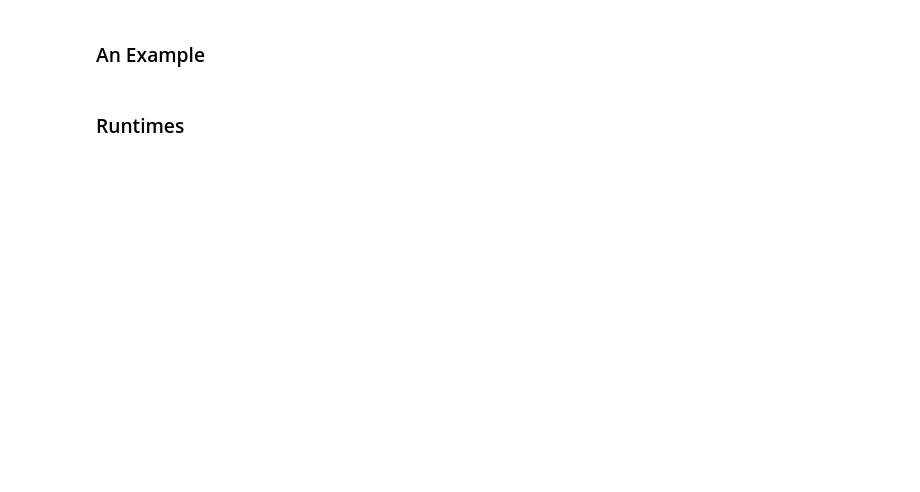
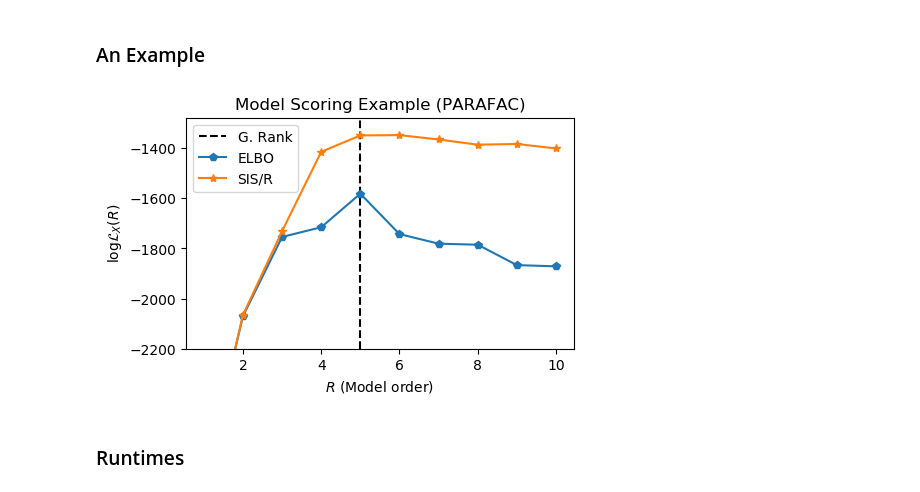
Before and after one commit to mehmetburakkurutmaz/bam, a Jupyter notebook: Visualizations-Synthetic.ipynb, the cells around one changed output. Saved outputs shown, nothing was run; the diff lists cells and outputs as text; code cells hidden in the pictures; blank space fills up the shorter version.

Commit message:
Visualizations

```diff
--- a/Visualizations-Synthetic.ipynb
+++ b/Visualizations-Synthetic.ipynb
@@ -273,16 +269,19 @@ log_PX_smc, log_PX_vb = Float64.(result["log_PX_smc"]), Float64.(result["log_PX_
 # %%
 PyPlot.figure(figsize=(5,3))
 
 PyPlot.axvline(R_true; label="G. Rank", color="black", linestyle="--")
 PyPlot.plot(Rs, log_PX_vb; label="ELBO", marker=MARKER[5]);
 PyPlot.plot(Rs, log_PX_smc; label="SIS/R", marker=MARKER[6]);
 
 PyPlot.xlabel("\$R\$ (Model order)")
 PyPlot.ylabel("\$ \\log \\mathcal{L}_X(R) \$")
+PyPlot.ylim(-2200)
 PyPlot.title("Model Scoring Example (PARAFAC)");
 PyPlot.legend();
 
 PyPlot.savefig("$IMG/cp_model_selection.pdf", bbox_inches="tight");
+# %% [output]
+[figure, added]
 # %% [markdown]
 ### Runtimes
 # %%
```
Also changed, not shown: parts of 9 cells of this notebook, 1 other file.
